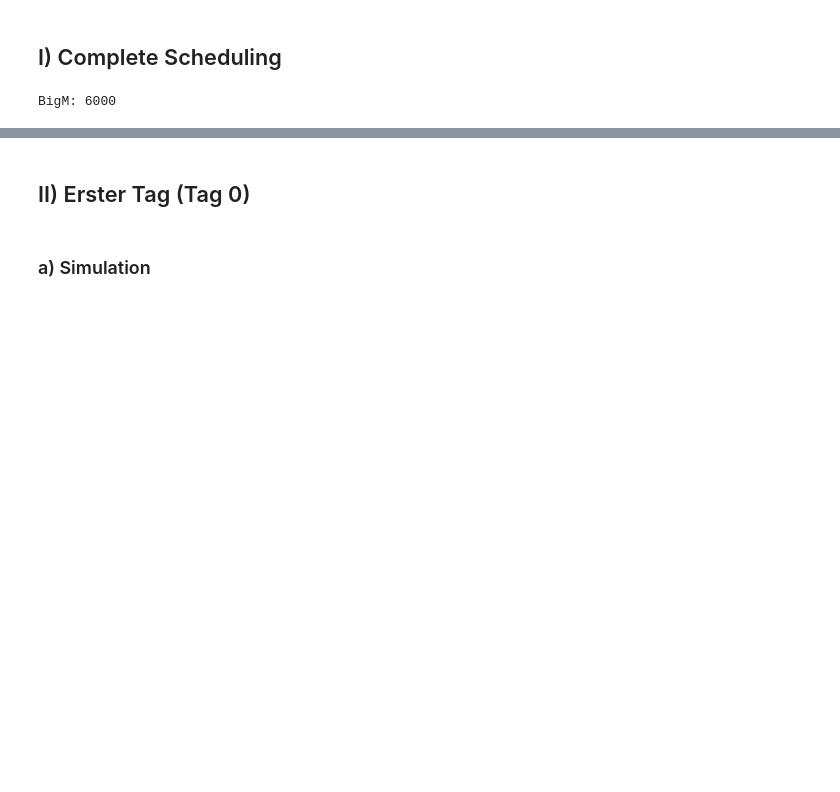
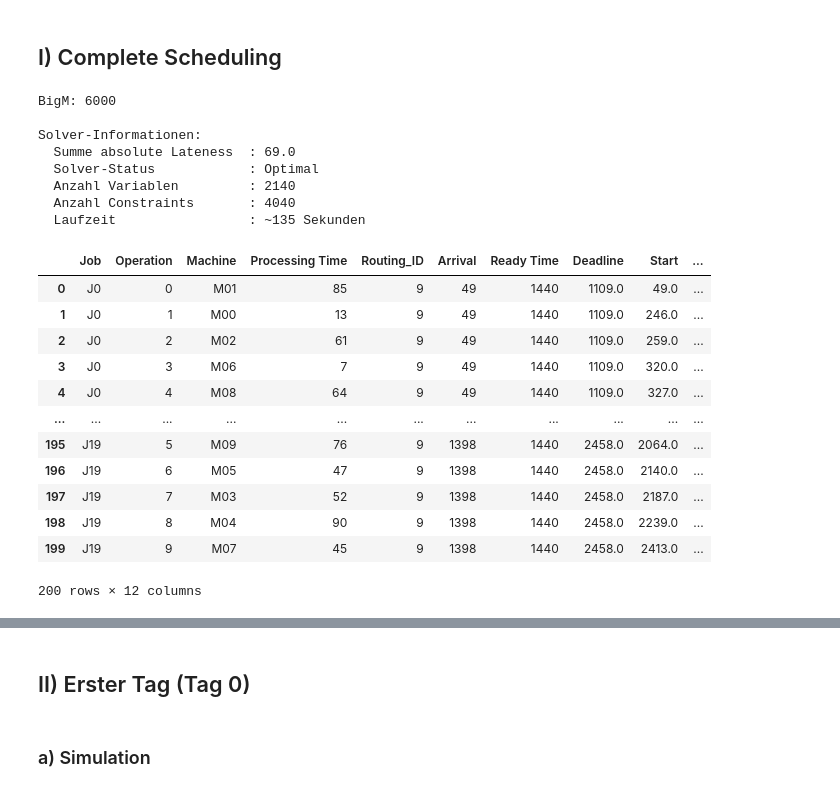
Before and after one commit to konrad-adamski/HTWD_Minimalinvasives_Job-Shop_Scheduling, a Jupyter notebook: notebooks/12_LP_Scheduling_Lateness with Arrival/01_Lateness_Sum_Rescheduling (Regeneration).ipynb, the cells around one changed output, grey strips where cells are left out. Drawn from its saved outputs; the diff is of its cells as text; code cells hidden in the pictures; blank space fills up the shorter version.

```diff
--- a/notebooks/12_LP_Scheduling_Lateness with Arrival/01_Lateness_Sum_Rescheduling (Regeneration).ipynb
+++ b/notebooks/12_LP_Scheduling_Lateness with Arrival/01_Lateness_Sum_Rescheduling (Regeneration).ipynb
@@ -26,3 +27,3 @@ pd.set_option('display.max_rows', 21)
 # %%
-max_time = 60*5 # 5 min
+max_time = 60*6 # 6 min
 # %%
@@ -59,10 +60,30 @@ Schedule-Informationen:
 ## I) Complete Scheduling
 # %%
 # Scheduling
-df_schedule = lp_late_schedule.solve_jssp_sum(df_jssp, df_job_times, solver= "HiGHS", msg=False, timeLimit=max_time, gapRel= 0.01)
+df_schedule = lp_late_schedule.solve_jssp_sum(df_jssp, df_jobs_times, solver= "HiGHS", msg=False, timeLimit=max_time, gapRel= 0.01)
 df_schedule
 # %% [output]
 BigM: 6000
+
+Solver-Informationen:
+  Summe absolute Lateness  : 69.0
+  Solver-Status            : Optimal
+  Anzahl Variablen         : 2140
+  Anzahl Constraints       : 4040
+  Laufzeit                 : ~135 Sekunden
+|  | Job | Operation | Machine | Processing Time | Routing_ID | Arrival | Ready Time | Deadline | Start | ... |
+| 0 | J0 | 0 | M01 | 85 | 9 | 49 | 1440 | 1109.0 | 49.0 | ... |
+| 1 | J0 | 1 | M00 | 13 | 9 | 49 | 1440 | 1109.0 | 246.0 | ... |
+| 2 | J0 | 2 | M02 | 61 | 9 | 49 | 1440 | 1109.0 | 259.0 | ... |
+| 3 | J0 | 3 | M06 | 7 | 9 | 49 | 1440 | 1109.0 | 320.0 | ... |
+| 4 | J0 | 4 | M08 | 64 | 9 | 49 | 1440 | 1109.0 | 327.0 | ... |
+| ... | ... | ... | ... | ... | ... | ... | ... | ... | ... | ... |
+| 195 | J19 | 5 | M09 | 76 | 9 | 1398 | 1440 | 2458.0 | 2064.0 | ... |
+| 196 | J19 | 6 | M05 | 47 | 9 | 1398 | 1440 | 2458.0 | 2140.0 | ... |
+| 197 | J19 | 7 | M03 | 52 | 9 | 1398 | 1440 | 2458.0 | 2187.0 | ... |
+| 198 | J19 | 8 | M04 | 90 | 9 | 1398 | 1440 | 2458.0 | 2239.0 | ... |
+| 199 | J19 | 9 | M07 | 45 | 9 | 1398 | 1440 | 2458.0 | 2413.0 | ... |
+200 rows × 12 columns
 # %%
 last_ops = df_schedule.sort_values(['Job', 'Operation']).drop_duplicates('Job', keep='last')
 print(show.count_column_grouped(last_ops, 'Absolute Lateness'))
```
Also changed, not shown: parts of 16 cells of this notebook, 45 other files.
